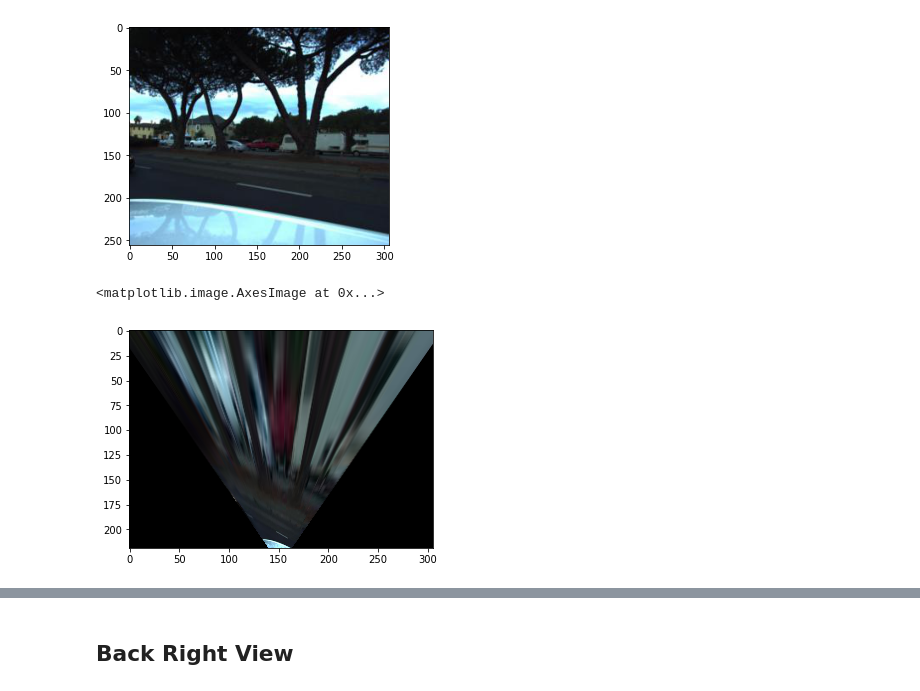
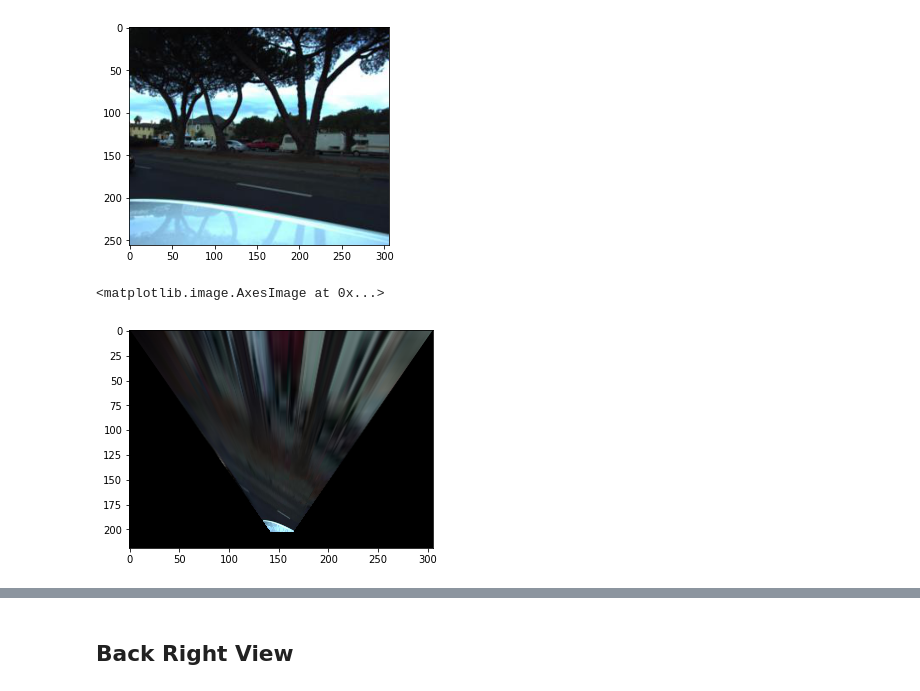
Before and after one commit to cbrillosonnino/DLSP20-Project, a Jupyter notebook: IPM.ipynb, the cells around one changed output, grey strips where cells are left out. Cells and saved outputs as stored; diff of their text form; code cells hidden in the pictures.

```diff
--- a/IPM.ipynb
+++ b/IPM.ipynb
@@ -208,13 +180,14 @@ plt.imshow(cv2.cvtColor(image, cv2.COLOR_BGR2RGB))
 [figure]
 # %%
 src = np.float32([[75,200], [75,170], [231,200], [231,170]])
-dst306 = np.float32(list(zip([142.5339,136.5759,161.0101,166.9568], [209.3773,192.5555,209.3773,192.5555])))
-dst612 = np.float32(list(zip([284.5319,272.5963,321.5447,333.4577], [418.4378,384.7391,418.4378,384.7391])))
+# dst306 = np.float32(list(zip([142.5339,136.5759,161.0101,166.9568], [209.3773,192.5555,209.3773,192.5555])))
+# dst612 = np.float32(list(zip([284.5319,272.5963,321.5447,333.4577], [418.4378,384.7391,418.4378,384.7391])))
+dst = np.float32(list(zip([143.3273,135.6122,163.6534,171.3538], [190.1504,168.3788,190.1504,168.3788])))
 # %%
 # Keep Width
-M = cv2.getPerspectiveTransform(src, dst306) # The transformation matrix
+M = cv2.getPerspectiveTransform(src, dst) # The transformation matrix
 warped_img = cv2.warpPerspective(image, M, (306,219))
 plt.imshow(cv2.cvtColor(warped_img, cv2.COLOR_BGR2RGB))
 # %% [output]
 <matplotlib.image.AxesImage at 0x...>
-[figure, old version]
+[figure, new version]
```
Also changed, not shown: parts of 16 cells of this notebook.
